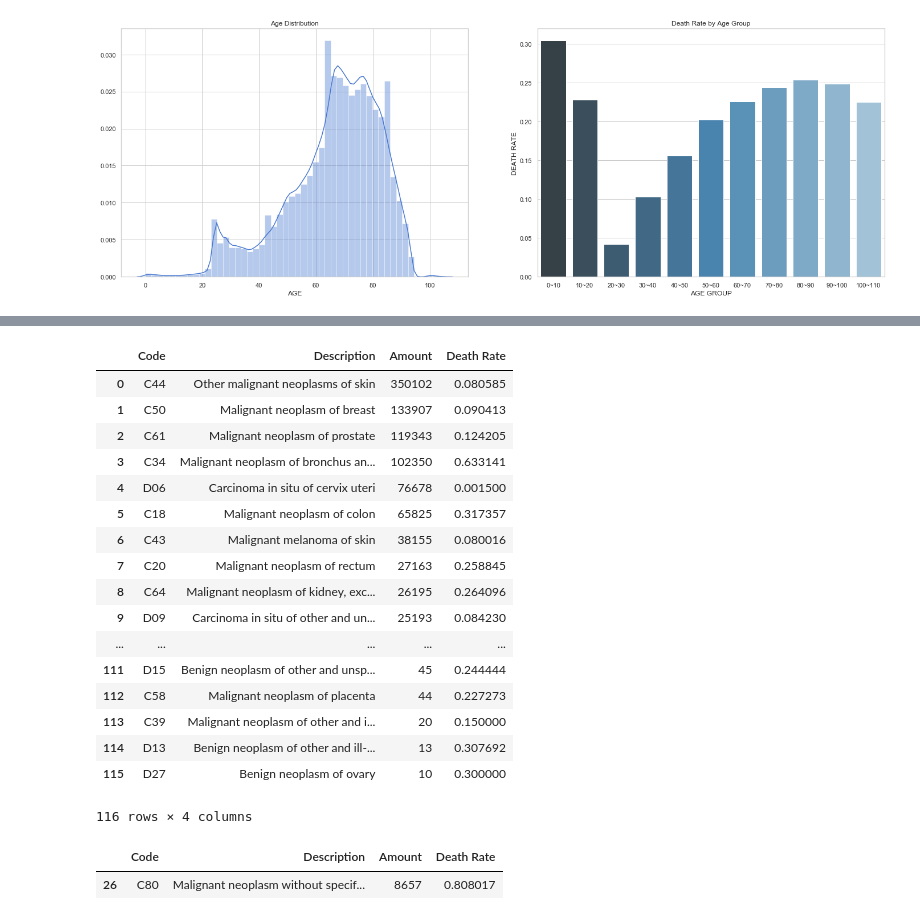
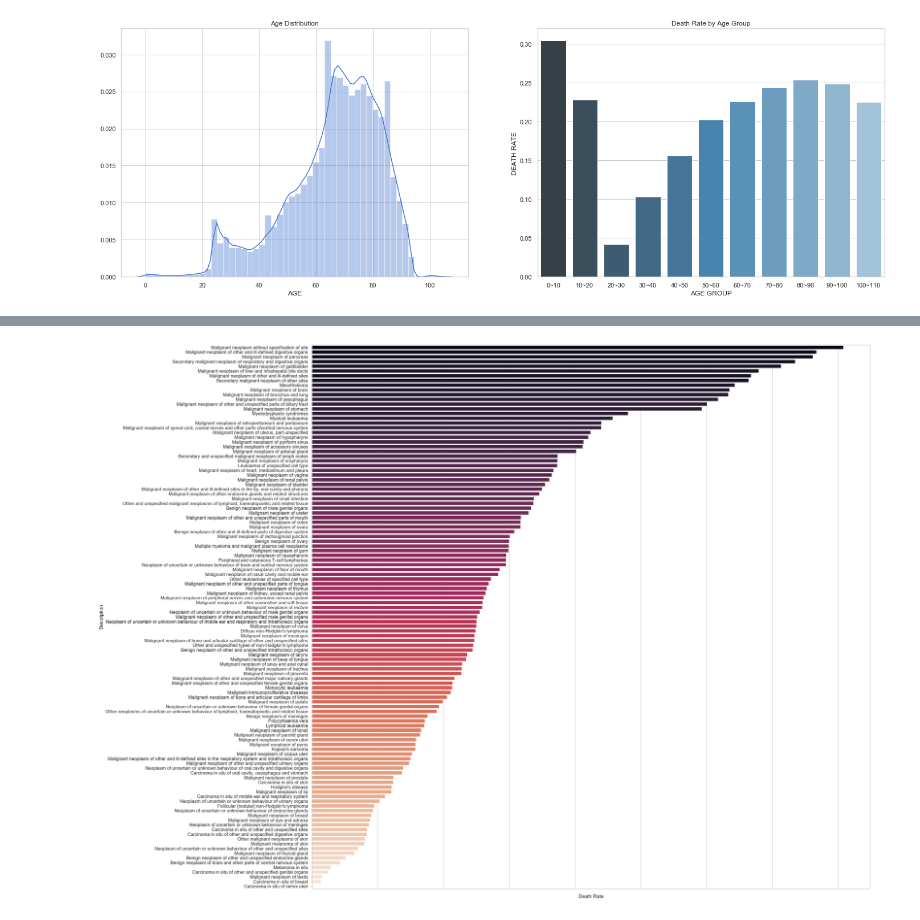
Before and after one commit to c-chen-ed5557/englishhealthdata, a Jupyter notebook: Assignment_2.ipynb, the cells around one changed output, grey strips where cells are left out. Drawn from its saved outputs; the diff is of its cells as text; code cells hidden in the pictures.

Commit message:
add two diagrams

```diff
--- a/Assignment_2.ipynb
+++ b/Assignment_2.ipynb
@@ -28,6 +28,8 @@ import matplotlib.pyplot as plt
 %matplotlib inline
 import seaborn as sns
 import re
+# %%
+sns.set(style='whitegrid',palette='muted',color_codes=True)
 # %% [markdown]
 ### 2.2 Import Data
 # %% [markdown]
@@ -152,7 +154,7 @@ memory usage: 363.9+ MB
 # %% [markdown]
 #### SIM_AV_PATIENT
 # %%
-patient.fillna('', inplace=True)
+# patient.fillna('', inplace=True)
 patient.head()
 # %% [output]
 |  | PATIENTID | SEX | LINKNUMBER | ETHNICITY | DEATHCAUSECODE_1A | DEATHCAUSECODE_1B | DEATHCAUSECODE_1C | ... |
@@ -169,6 +171,11 @@ However, in some of the rows, the delimiter is space(' '), semicolon(';'), or fu
 # %%
 # Define a function which is used to turn all other delimiters in death cause code columns with commas.
 def to_comma(code):
+    """
+    This function replaces all the delimiters in the given code to commas.
+    :param group: string
+    :return: string
+    """
     if code != '':
         if code.count('.') > 0 and any(x.isdigit() for x in code): # Replace full-stops with commas.
             code = code.replace('.', ',')
@@ -331,20 +350,30 @@ plt.xlabel = [x for x in range(10)]
 # %%
 def match_neoplasms_3CHAR(site_code_3CHAR):
+    """
+    This function matches the given 3-digit code with description of a certain type of neoplasms according to ICD-10 codes.
+    :param site_code_3CHAR: string
+    :return: string
+    """
     if site_code_3CHAR != "":
         return icd_codes_3char.loc[icd_codes_3char['Code'] == [re.search(site_code_3CHAR, icd_code).string for icd_code in icd_codes_3char['Code'].values if re.search(site_code_3CHAR, icd_code) != None][0], 'Description'].values[0]
 
-def death_rate_by_site_3char(site_code_3char):
-    if site_code_3char != "":
-        g = merged_av_data[merged_av_data['SITE_ICD10_O2_3CHAR'] == site_code_3char].groupby('NEWVITALSTATUS').count()
+def death_rate_by_site_3CHAR(site_code_3CHAR):
+    """
+    This function calculates the death rate of the given neoplasm.
+    :param site_code_3CHAR: string
+    :return: float
+    """
+    if site_code_3CHAR != "":
+        g = merged_av_data[merged_av_data['SITE_ICD10_O2_3CHAR'] == site_code_3CHAR].groupby('NEWVITALSTATUS').count()
         death_rate = g.iloc[g.index.get_level_values('NEWVITALSTATUS') == 'D'].sum().max() / g.iloc[:, :].sum().max()
         return death_rate
 
-types_of_cancer_3char = pd.DataFrame({
+types_of_cancer_3CHAR = pd.DataFrame({
     'Code': merged_av_data['SITE_ICD10_O2_3CHAR'].value_counts().index,
     'Description': [match_neoplasms_3CHAR(x) for x in list(merged_av_data['SITE_ICD10_O2_3CHAR'].value_counts().index.to_numpy())],
     'Amount': merged_av_data['SITE_ICD10_O2_3CHAR'].value_counts().values,
-    'Death Rate': [death_rate_by_site_3char(x) for x in list(merged_av_data['SITE_ICD10_O2_3CHAR'].value_counts().index.to_numpy())]
+    'Death Rate': [death_rate_by_site_3CHAR(x) for x in list(merged_av_data['SITE_ICD10_O2_3CHAR'].value_counts().index.to_numpy())]
 })
 
-types_of_cancer_3char.sort_values('Code')['Death Rate']
+types_of_cancer_3CHAR.sort_values('Code').sort_values('Death Rate', ascending=True).head()
 # %% [output]
@@ -363,26 +386,10 @@ Name: Death Rate, Length: 116, dtype: float64
-# %%
-types_of_cancer_3char
-# %% [output]
-|  | Code | Description | Amount | Death Rate |
-| 0 | C44 | Other malignant neoplasms of skin | 350102 | 0.080585 |
-| 1 | C50 | Malignant neoplasm of breast | 133907 | 0.090413 |
-| 2 | C61 | Malignant neoplasm of prostate | 119343 | 0.124205 |
-| 3 | C34 | Malignant neoplasm of bronchus an... | 102350 | 0.633141 |
-| 4 | D06 | Carcinoma in situ of cervix uteri | 76678 | 0.001500 |
-| 5 | C18 | Malignant neoplasm of colon | 65825 | 0.317357 |
-| 6 | C43 | Malignant melanoma of skin | 38155 | 0.080016 |
-| 7 | C20 | Malignant neoplasm of rectum | 27163 | 0.258845 |
-| 8 | C64 | Malignant neoplasm of kidney, exc... | 26195 | 0.264096 |
-| 9 | D09 | Carcinoma in situ of other and un... | 25193 | 0.084230 |
-| ... | ... | ... | ... | ... |
-| 111 | D15 | Benign neoplasm of other and unsp... | 45 | 0.244444 |
-| 112 | C58 | Malignant neoplasm of placenta | 44 | 0.227273 |
-| 113 | C39 | Malignant neoplasm of other and i... | 20 | 0.150000 |
-| 114 | D13 | Benign neoplasm of other and ill-... | 13 | 0.307692 |
-| 115 | D27 | Benign neoplasm of ovary | 10 | 0.300000 |
-116 rows × 4 columns
-# %%
-types_of_cancer_3char[types_of_cancer_3char['Death Rate'] == types_of_cancer_3char.sort_values('Code')['Death Rate'].max()]
-# %% [output]
-|  | Code | Description | Amount | Death Rate |
-| 26 | C80 | Malignant neoplasm without specif... | 8657 | 0.808017 |
+# %%
+# Display death rates of each type of neoplasms in a barplot.
+f1, axes1 = plt.subplots(1, 1, figsize=(24, 24), dpi=144)
+types_of_neoplasms = sns.barplot(data=types_of_cancer_3CHAR.sort_values('Death Rate', ascending=False), x='Death Rate', y='Description', ax=axes1, palette='rocket')
+axes1.set_xticklabels(axes1.get_xticklabels(), rotation=90)
+
+# Show the plot
+plt.show()
+# %% [output]
+[figure, added]
```
Also changed, not shown: parts of 13 cells of this notebook, 1 other file.
